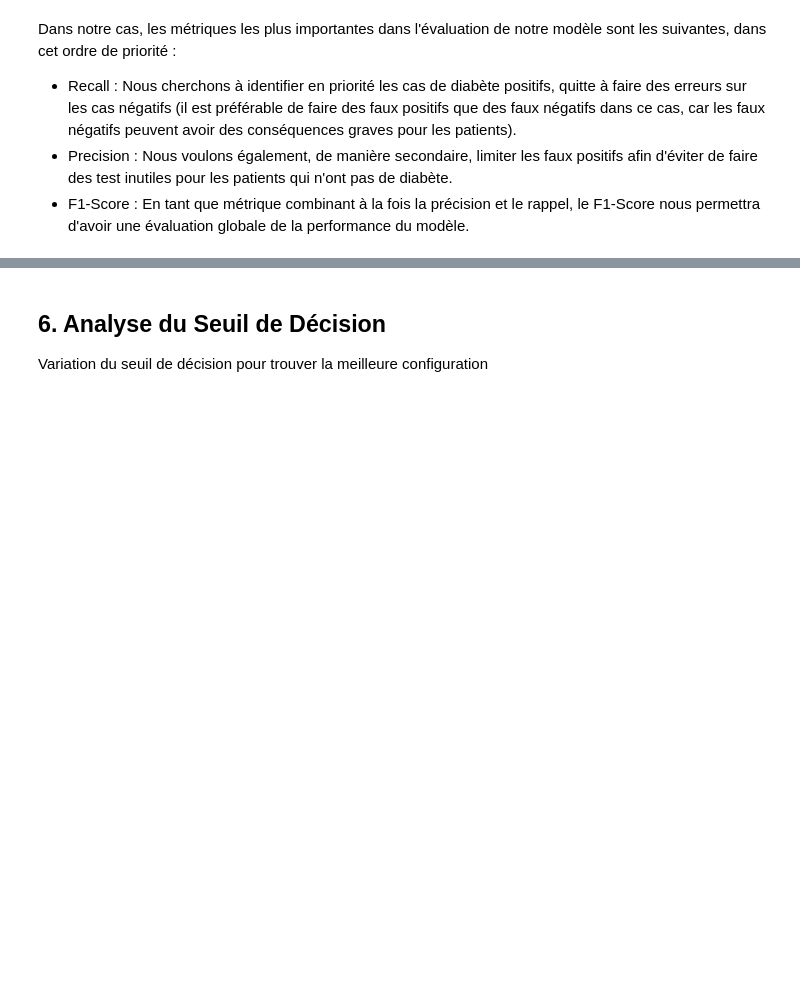
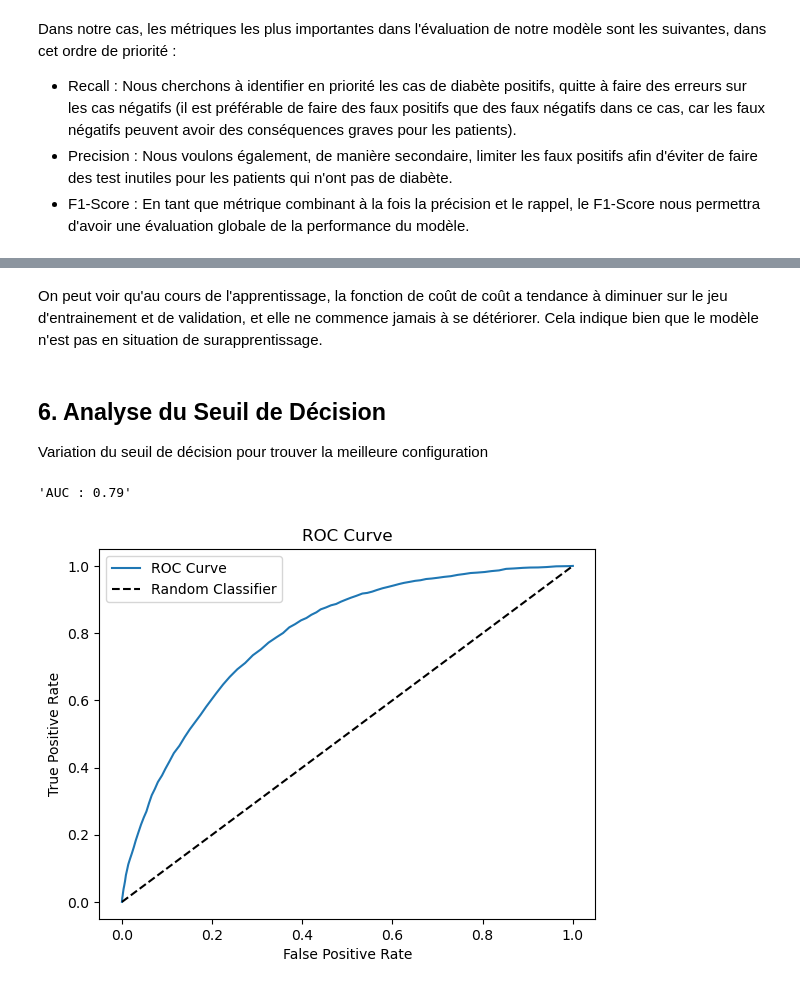
Before and after one commit to 0xybo/CESI_A4_IA_DeepLearning, a Jupyter notebook: Livrable 2.ipynb, the cells around one changed output, grey strips where cells are left out. Drawn from its saved outputs; the diff is of its cells as text; code cells hidden in the pictures; blank space fills up the shorter version.

```diff
--- a/Livrable 2.ipynb
+++ b/Livrable 2.ipynb
@@ -565,4 +711,12 @@ Analyse des courbes d'entraînement pour détecter le surapprentissage
+# %% [markdown]
+On peut voir qu'au cours de l'apprentissage, la fonction de coût de coût a tendance à diminuer sur le jeu d'entrainement et de validation, et elle ne commence jamais à se détériorer. Cela indique bien que le modèle n'est pas en situation de surapprentissage.
 # %% [markdown]
 ## 6. Analyse du Seuil de Décision
 
 Variation du seuil de décision pour trouver la meilleure configuration
+# %%
+evaluation.draw_roc()
+f"AUC : {evaluation.auc():.2f}"
+# %% [output]
+'AUC : 0.79'
+[figure, added]
```
Also changed, not shown: parts of 26 cells of this notebook, 4 other files.
